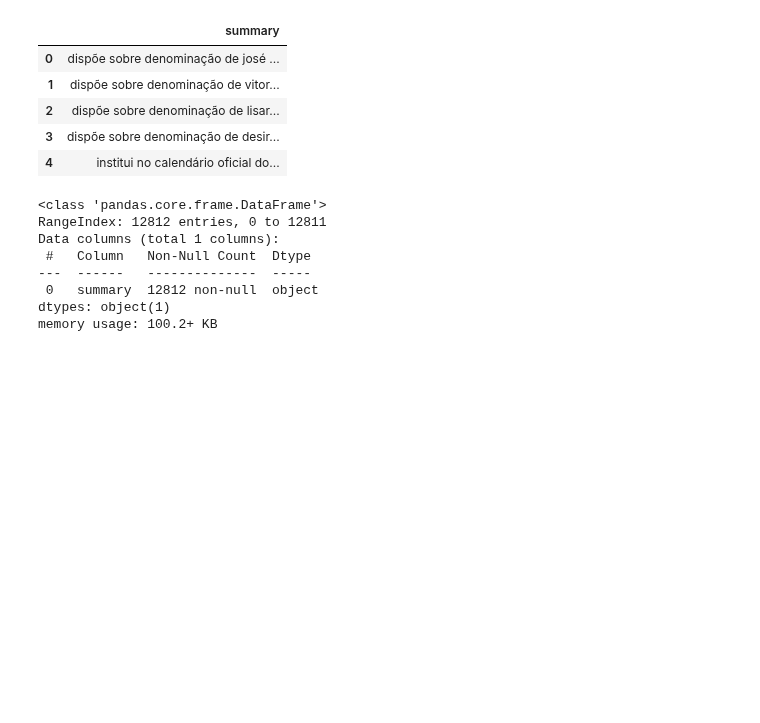
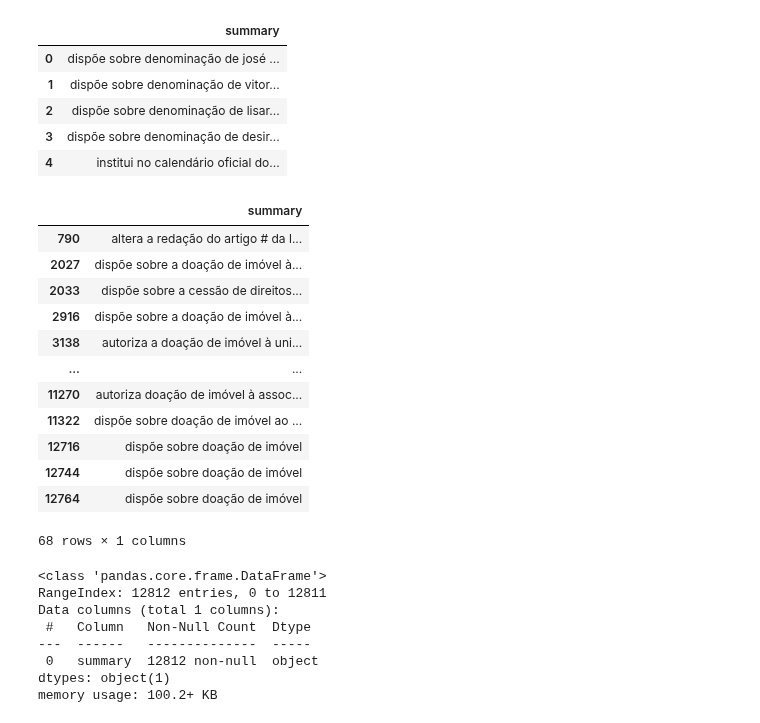
Before and after one commit to vinialbano/TCC-IFSP, a Jupyter notebook: 3-preprocessing.ipynb, the cells around one changed output. Cells and saved outputs as stored; diff of their text form; code cells hidden in the pictures; blank space fills up the shorter version.

```diff
--- a/3-preprocessing.ipynb
+++ b/3-preprocessing.ipynb
@@ -61,6 +62,23 @@ df.head()
 | 2 | dispõe sobre denominação de lisar... |
 | 3 | dispõe sobre denominação de desir... |
 | 4 | institui no calendário oficial do... |
+# %%
+with pd.option_context('display.max_colwidth', None):
+    display(df[df['summary'].str.contains('doação de imóvel', case=False, na=False)])
+# %% [output]
+|  | summary |
+| 790 | altera a redação do artigo # da l... |
+| 2027 | dispõe sobre a doação de imóvel à... |
+| 2033 | dispõe sobre a cessão de direitos... |
+| 2916 | dispõe sobre a doação de imóvel à... |
+| 3138 | autoriza a doação de imóvel à uni... |
+| ... | ... |
+| 11270 | autoriza doação de imóvel à assoc... |
+| 11322 | dispõe sobre doação de imóvel ao ... |
+| 12716 | dispõe sobre doação de imóvel |
+| 12744 | dispõe sobre doação de imóvel |
+| 12764 | dispõe sobre doação de imóvel |
+68 rows × 1 columns
 # %%
 df.info()
 # %% [output]
```
Also changed, not shown: parts of 9 cells of this notebook, 40 other files.
